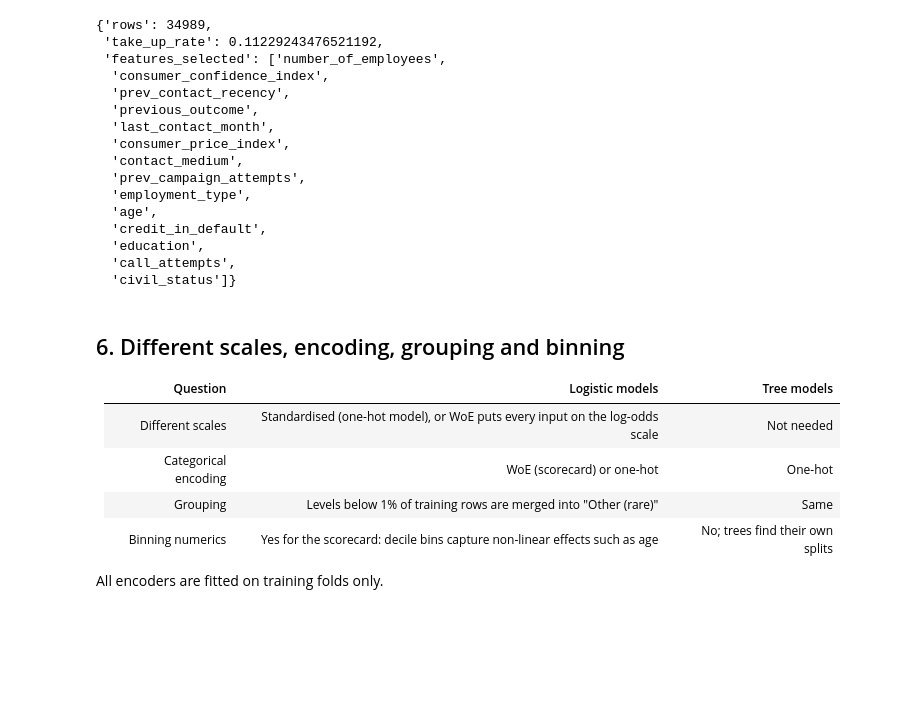
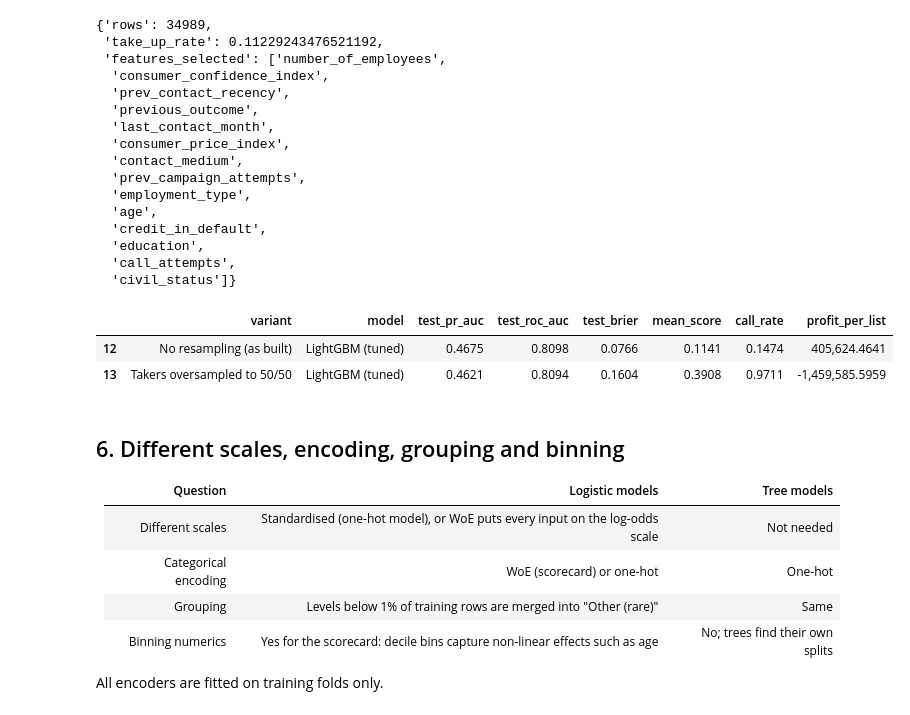
Before and after one commit to mlodian/campaign-response-model, a Jupyter notebook: notebooks/campaign_response_walkthrough.ipynb, the cells around one changed output. Drawn from its saved outputs; the diff is of its cells as text; code cells hidden in the pictures; blank space fills up the shorter version.

```diff
--- a/notebooks/campaign_response_walkthrough.ipynb
+++ b/notebooks/campaign_response_walkthrough.ipynb
@@ -104,3 +105,6 @@ pd.read_csv(R / "audit_log.csv")
 | 5 | leakage: call duration | 34989 | 4 | known only after the call; 4 zero... |
 | 6 | flag extreme call attempts | 34989 | 346 | above the 99th percentile; capped... |
 | 7 | final modelling table | 34989 | 23 | rows / columns |
+# %%
+sens = pd.read_csv(R / "sensitivity_checks.csv")
+sens[sens.check == "999 sentinel"].pivot(index="model", columns="variant", values="test_pr_auc")
@@ -213,6 +226,12 @@ json.loads((R / "data_summary.json").read_text())
   'education',
   'call_attempts',
   'civil_status']}
+# %%
+sens[sens.check == "class balance"].drop(columns=["check", "cv_pr_auc"])
+# %% [output]
+|  | variant | model | test_pr_auc | test_roc_auc | test_brier | mean_score | call_rate | profit_per_list |
+| 12 | No resampling (as built) | LightGBM (tuned) | 0.4675 | 0.8098 | 0.0766 | 0.1141 | 0.1474 | 405,624.4641 |
+| 13 | Takers oversampled to 50/50 | LightGBM (tuned) | 0.4621 | 0.8094 | 0.1604 | 0.3908 | 0.9711 | -1,459,585.5959 |
 # %% [markdown]
 ## 6. Different scales, encoding, grouping and binning
 
```
Also changed, not shown: parts of 3 cells of this notebook, 5 other files.
